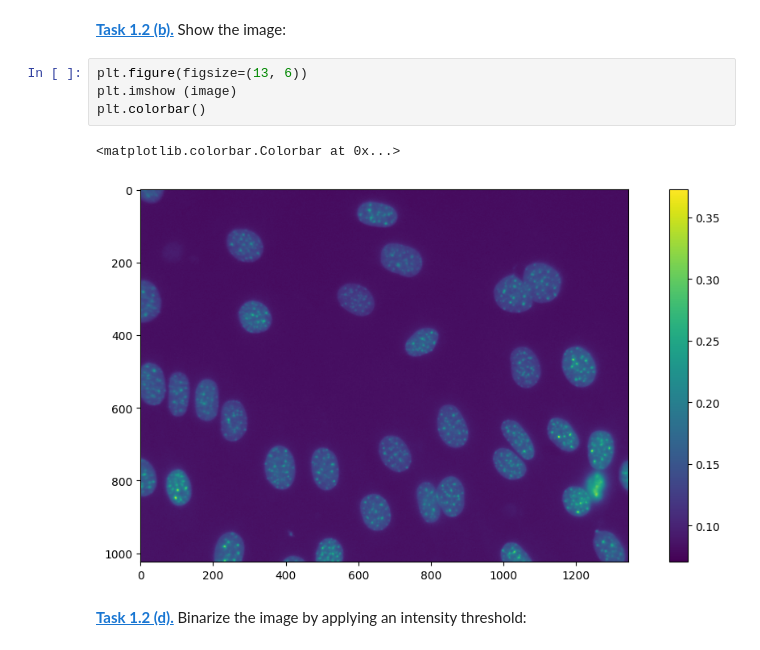
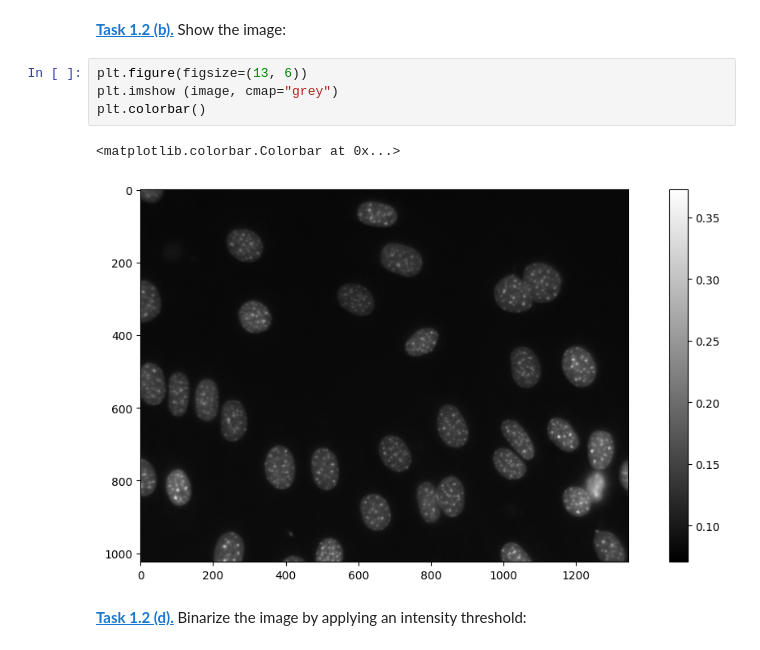
Before and after one commit to PhilippScheulen/philipp-does-fun-hacker-stuff, a Jupyter notebook: segm_threshold.ipynb, the cells around one changed output. Saved outputs shown, nothing was run; the diff lists cells and outputs as text.

```diff
--- a/segm_threshold.ipynb
+++ b/segm_threshold.ipynb
@@ -11,10 +11,10 @@ image = plt.imread("data/NIH3T3/im/dna-0.png")
 **[Task 1.2 (b).]()** Show the image:
 # %%
 plt.figure(figsize=(13, 6))
-plt.imshow (image)
+plt.imshow (image, cmap="grey")
 plt.colorbar()
 # %% [output]
 <matplotlib.colorbar.Colorbar at 0x...>
-[figure, old version]
+[figure, new version]
 # %% [markdown]
 **[Task 1.2 (d).]()** Binarize the image by applying an intensity threshold:
```
Also changed, not shown: parts of 2 cells of this notebook, 1 other file.
